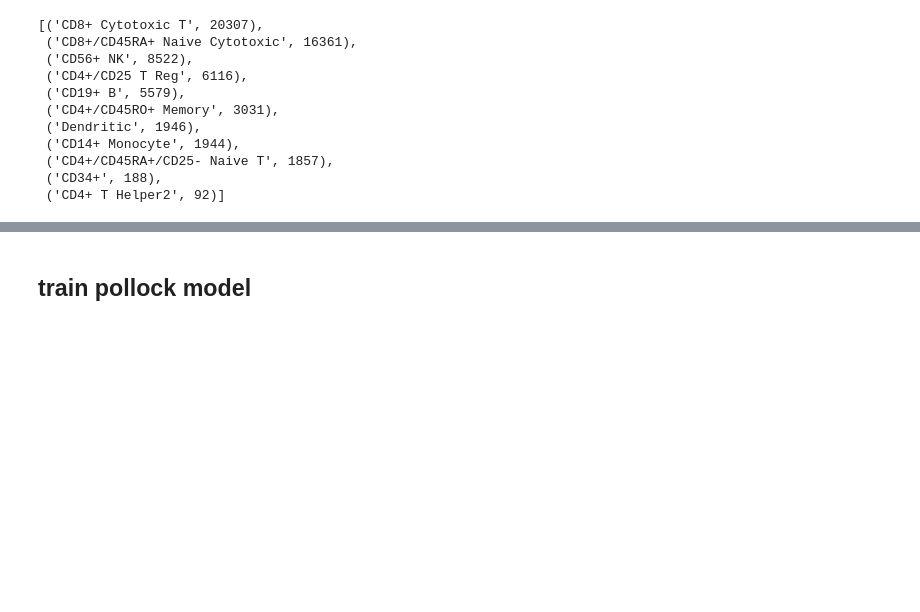
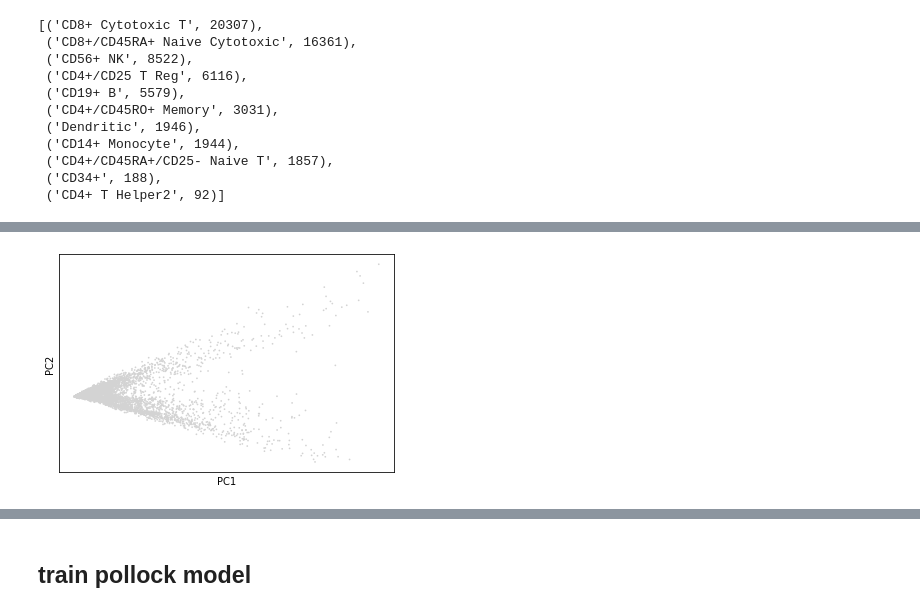
Before and after one commit to ding-lab/pollock, a Jupyter notebook: notebooks/example_from_expression_table.ipynb, the cells around one changed output, grey strips where cells are left out. Drawn from its saved outputs; the diff is of its cells as text; code cells hidden in the pictures; blank space fills up the shorter version.

```diff
--- a/notebooks/example_from_expression_table.ipynb
+++ b/notebooks/example_from_expression_table.ipynb
@@ -223,3 +734,5 @@ adata.var
 # %%
-# sc.tl.pca(adata, svd_solver='arpack')
-# sc.pl.pca(adata)
+sc.tl.pca(filtered, svd_solver='arpack')
+sc.pl.pca(filtered)
+# %% [output]
+[figure, added]
```
Also changed, not shown: parts of 98 cells of this notebook, 5 other files.
